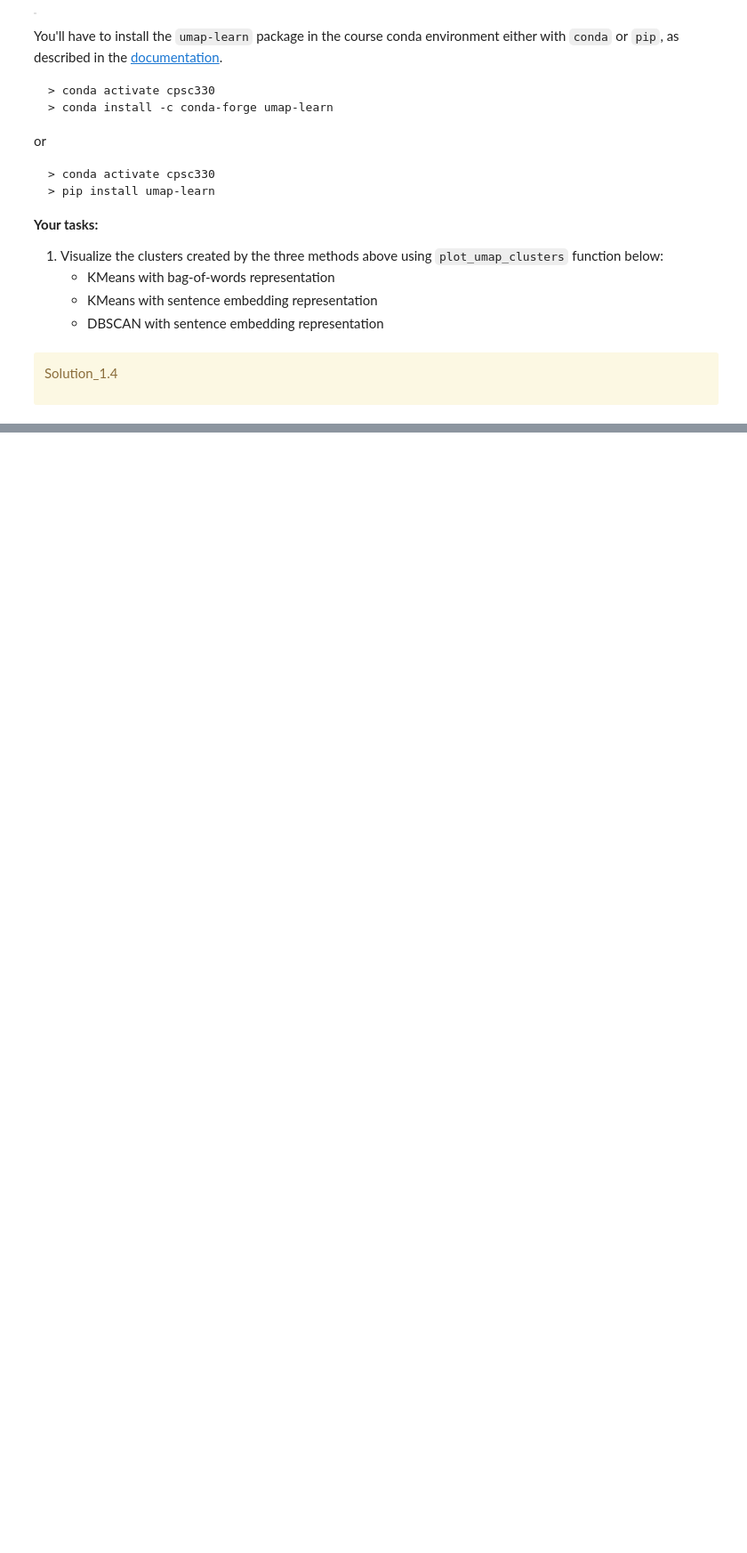
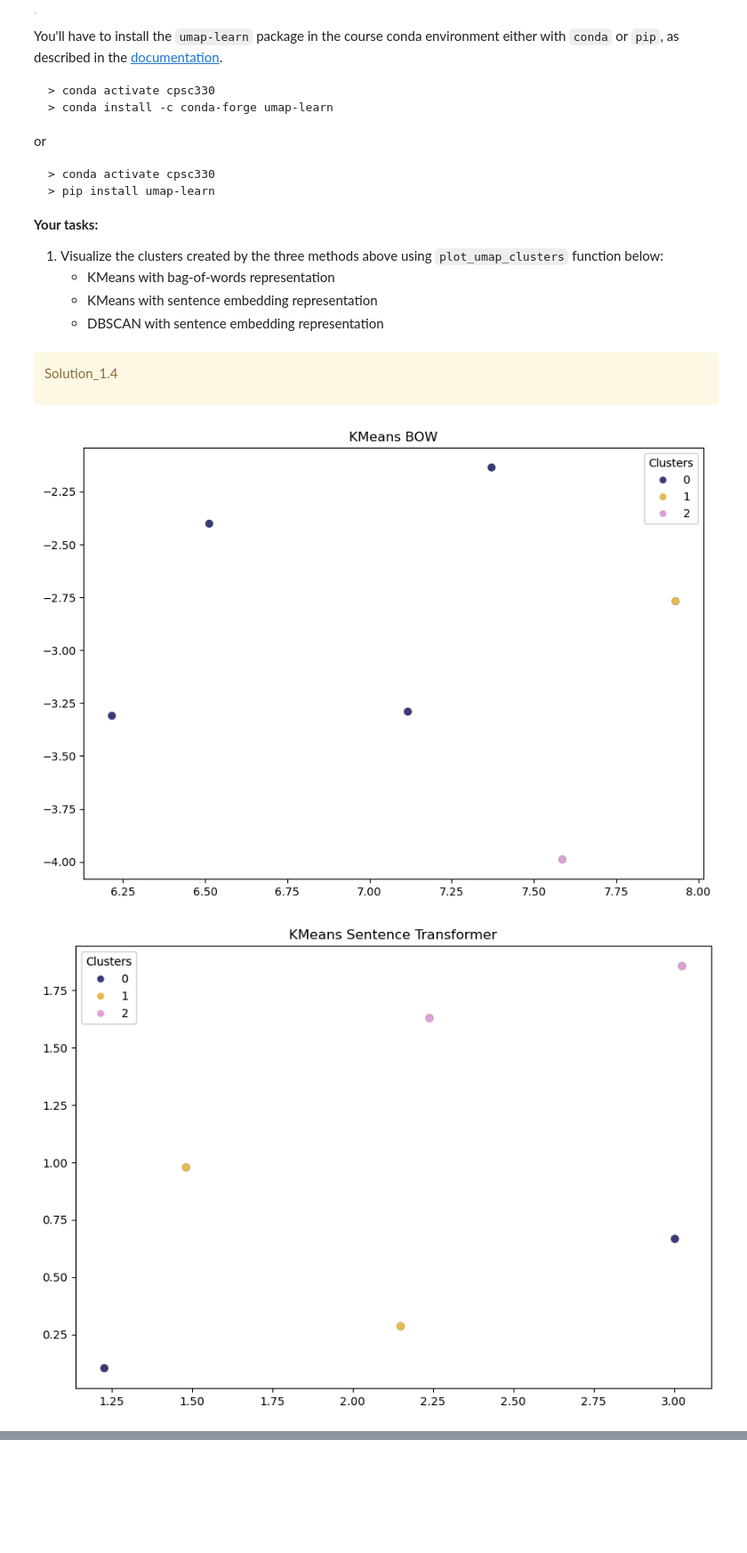
Before and after one commit to madihung/cpsc330, a Jupyter notebook: hw6/hw6.ipynb, the cells around one changed output, grey strips where cells are left out. Shown: that part at 89% size. Saved outputs shown, nothing was run; the diff lists cells and outputs as text; code cells hidden in the pictures; blank space fills up the shorter version.

```diff
--- a/hw6/hw6.ipynb
+++ b/hw6/hw6.ipynb
@@ -160,0 +168,6 @@ kmeans_labels = None # list
+# %%
+countvec = CountVectorizer(stop_words="english") # A variable for `CountVectorizer` object
+
+wiki_bow = countvec.fit_transform(wiki_df["text"])
+wiki_bow_df = pd.DataFrame(wiki_bow.toarray(), columns=countvec.get_feature_names(),index= wiki_df["text"])
+wiki_bow_df
@@ -160,0 +184,8 @@ kmeans_labels = None # list
+# %%
+#code adapted from lecture 15
+
+kmeans_wiki = KMeans(n_clusters=3,random_state=42) # KMeans object
+kmeans_labels = ["Food","Computer Science", "Sport"] # list
+
+kmeans_wiki.fit(wiki_bow_df)
+kmeans_wiki.predict(wiki_bow_df)
@@ -197,0 +238,4 @@ Solution_1.3
+# %%
+kmeans_sentence_transf = KMeans(n_clusters=3,random_state=42)
+kmeans_sentence_transf.fit(emb_sent_df)
+kmeans_sentence_transf.predict(emb_sent_df)
@@ -225,0 +270,3 @@ Solution_1.4
+# %%
+dbscan_sentence_transf = DBSCAN(eps=0.6, min_samples=1,metric="cosine")
+dbscan_sentence_transf.fit_predict(emb_sent_df)
@@ -362,0 +410,12 @@ Solution_1.4
+# %%
+#KMeans BOW plot
+plot_umap_clusters(wiki_bow_df, kmeans_wiki.labels_, title="KMeans BOW")
+
+#KMeans Sentence Transformer plot
+plot_umap_clusters(emb_sent_df, kmeans_sentence_transf.labels_, title="KMeans Sentence Transformer")
+
+#DBSCAN Sentence Transformer plot
+plot_umap_clusters(emb_sent_df, dbscan_sentence_transf.labels_, title="DBSCAN Sentence Transformer")
+# %% [output]
+[figure, added]
+[figure, added]
```
Also changed, not shown: parts of 31 cells of this notebook.
